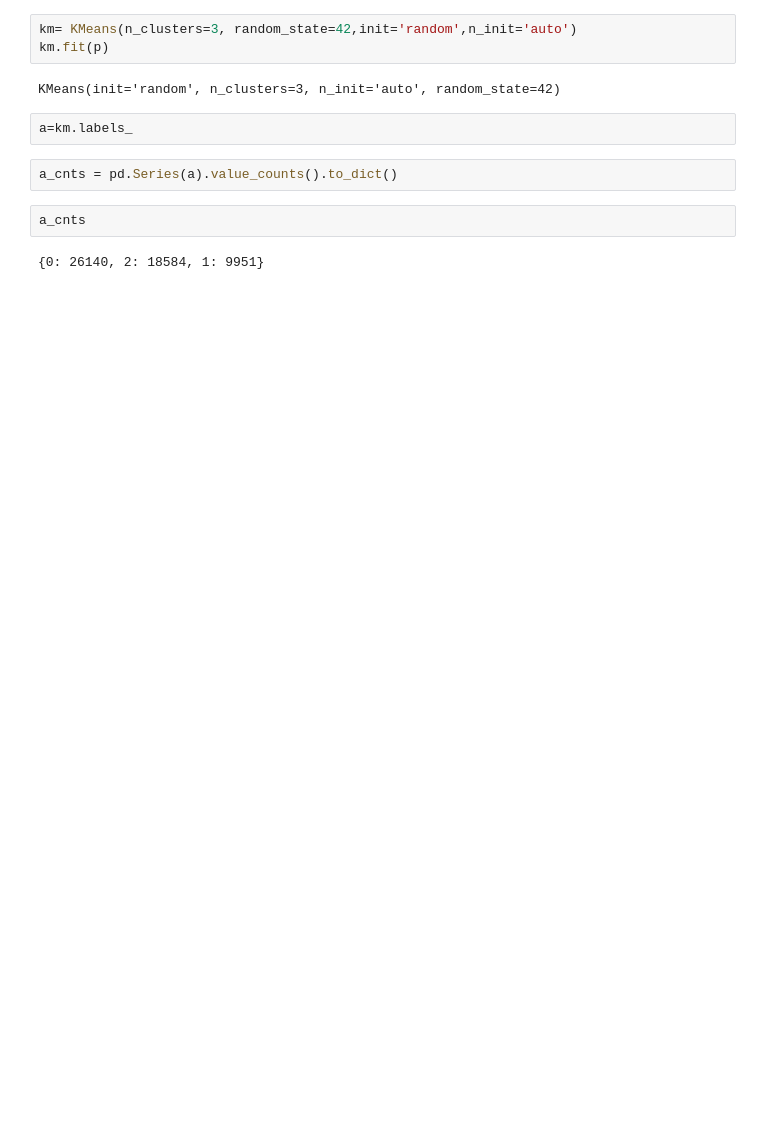
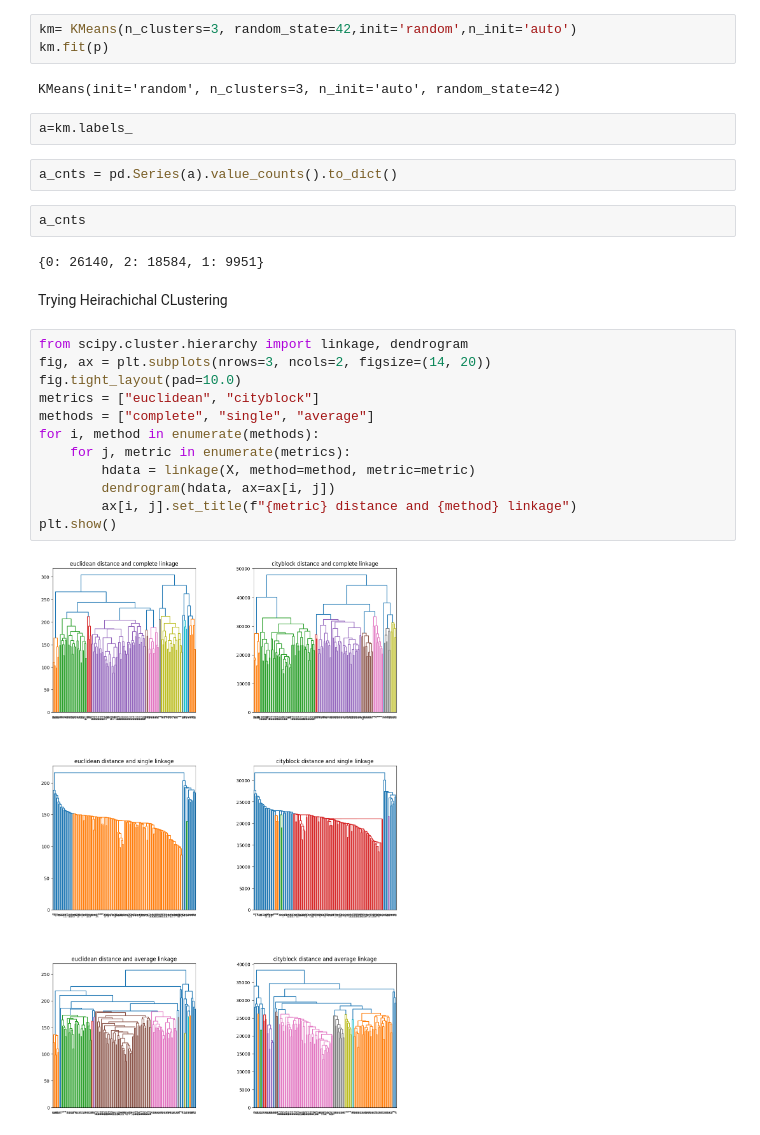
Before and after one commit to jojoroy/Gene, a Jupyter notebook: gene-clustering.ipynb, the cells around one changed output. Saved outputs shown, nothing was run; the diff lists cells and outputs as text; blank space fills up the shorter version.

Commit message:
Kaggle Notebook | Gene Clustering | Version 3

```diff
--- a/gene-clustering.ipynb
+++ b/gene-clustering.ipynb
@@ -189,3 +189,19 @@ a_cnts = pd.Series(a).value_counts().to_dict()
 a_cnts
 # %% [output]
 {0: 26140, 2: 18584, 1: 9951}
+# %% [markdown]
+Trying Heirachichal CLustering
+# %%
+from scipy.cluster.hierarchy import linkage, dendrogram
+fig, ax = plt.subplots(nrows=3, ncols=2, figsize=(14, 20))
+fig.tight_layout(pad=10.0)
+metrics = ["euclidean", "cityblock"]
+methods = ["complete", "single", "average"]
+for i, method in enumerate(methods):
+    for j, metric in enumerate(metrics):
+        hdata = linkage(X, method=method, metric=metric)
+        dendrogram(hdata, ax=ax[i, j])
+        ax[i, j].set_title(f"{metric} distance and {method} linkage")
+plt.show()
+# %% [output]
+[figure, added]
```
Also changed, not shown: parts of 2 cells of this notebook.
